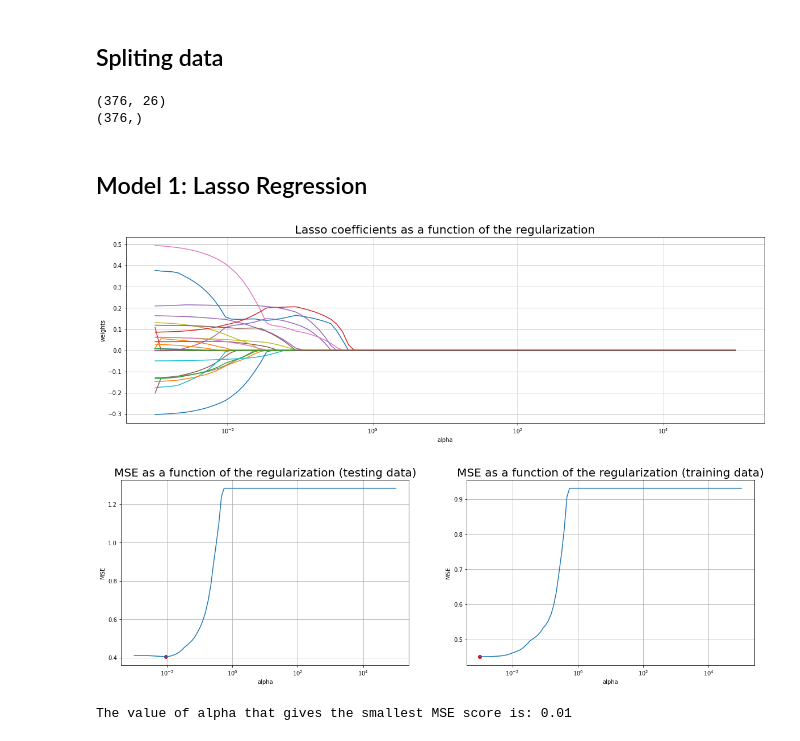
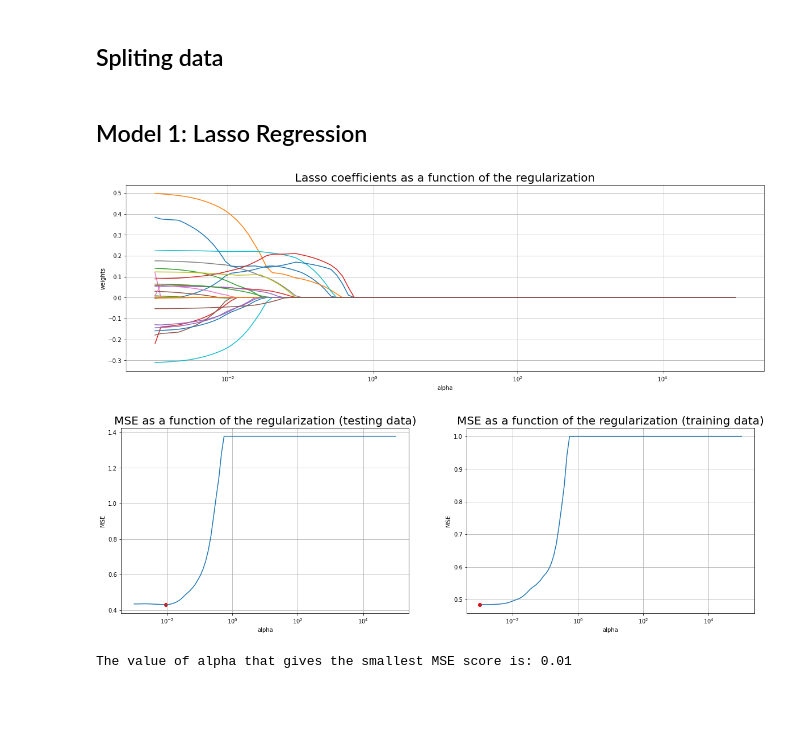
Before and after one commit to nhatminh-96/datacamp-project, a Jupyter notebook: nada_notebook.ipynb, the cells around one changed output. Saved outputs shown, nothing was run; the diff lists cells and outputs as text; code cells hidden in the pictures; blank space fills up the shorter version.

```diff
--- a/nada_notebook.ipynb
+++ b/nada_notebook.ipynb
@@ -177,0 +164,6 @@ M.head()
+# %%
+# We made a deepcopy of the dataset to keep the original untouched since we will modify this one in preprocessing
+M = cp.deepcopy(final_merge)
+to_drop = ['Lg', 'NAME', 'Season', 'SEASON', 'TEAM']
+M.drop(to_drop, axis=1, inplace=True)
+M.head()
@@ -177,0 +200,8 @@ M.head()
+# %%
+# The "From" and "To" columns are redundant, we can just convert them to a column seniority
+duration = M['To'] - M['From']
+M.insert(29, 'seniority', duration)
+M.drop('To', axis=1, inplace=True)
+M.drop('From', axis=1, inplace=True)
+
+M.head()
@@ -285,8 +325,8 @@ All possible colleges are: ['Arizona State University', 'Baylor University', 'Bl
 Number of colleges:  103
 # %%
 # Treating NAN values of this column
-# We will just replace all this players of whom we don't have info about the college with "No college"
-M['College'][np.where(M['College'].isna() == True)[0]] = "No College"
+# We will just replace all this players of whom we don't have info about the college with "Missing"
+M['College'][np.where(M['College'].isna() == True)[0]] = "Missing"
 new_c = coe.fit_transform(pd.DataFrame(M['College']))
 new_c = new_c.reshape(len(new_c),)
 M.drop('College', axis=1, inplace=True)
@@ -378,18 +409,18 @@ Y = cp.deepcopy(M1['SALARY'])
 col = list(set((M1.columns))- set(['SALARY']))
 X = cp.deepcopy(M1[col])
 
+Y = np.array(Y).reshape(-1,1)
+
 # Splitting into train and test data
+X_train, X_test, y_train, y_test = train_test_split(X, Y, test_size=0.20, random_state=42)
+
 scaler = StandardScaler()
-X_std = scaler.fit_transform(X)
-Y_std = scaler.fit_transform(np.array(Y).reshape(-1,1)).reshape(len(Y),)
+scaler_y = StandardScaler()
+X_train_scaled = scaler.fit_transform(X_train)
+y_train_scaled = scaler_y.fit_transform(y_train)
 
-print(X_std.shape)
-print(Y_std.shape)
-
-X_train, X_test, y_train, y_test = train_test_split(X_std, Y_std, test_size=0.20, random_state=42)
+X_test_scaled = scaler.transform(X_test)
+y_test_scaled = scaler_y.transform(y_test)
-# %% [output]
-(376, 26)
-(376,)
 # %% [markdown]
 ## Model 1: Lasso Regression
 # %%
@@ -398,12 +429,12 @@ weights_lasso, MSE_lasso, MSE_lasso_app = list(), list(), list()
 alphas_lasso = np.logspace(-3, 5, n_lasso)
 for a in alphas_lasso:
     lasso = Lasso(alpha = a)
-    lasso.fit(X_train, y_train)
+    lasso.fit(X_train_scaled, y_train_scaled)
     weights_lasso.append(lasso.coef_)
-    y = lasso.predict(X_test)
-    y_app = lasso.predict(X_train)
-    MSE_lasso.append(mean_squared_error(y, y_test))
-    MSE_lasso_app.append(mean_squared_error(y_app, y_train))
+    y = lasso.predict(X_test_scaled)
+    y_app = lasso.predict(X_train_scaled)
+    MSE_lasso.append(mean_squared_error(y, y_test_scaled))
+    MSE_lasso_app.append(mean_squared_error(y_app, y_train_scaled))
 weights_lasso = np.array(weights_lasso)
 
 pl.figure(11, figsize=(20, 6))
@@ -413,35 +444,35 @@ for i in range(weights_lasso.shape[1]):
 ax.set_xscale('log')
 pl.xlabel('alpha')
 pl.ylabel('weights')
 pl.title('Lasso coefficients as a function of the regularization', fontsize = 20)
 pl.grid()
 pl.axis('tight')
 
 pl.figure(12, figsize=(20, 6))
 pl.subplot(1,2,1)
 ax = pl.gca()
 ax.plot(alphas_lasso, MSE_lasso)
 ax.scatter(alphas_lasso[np.argmin(MSE_lasso)], np.amin(MSE_lasso), c = 'red')
 ax.set_xscale('log')
 pl.xlabel('alpha')
 pl.ylabel('MSE')
 pl.title('MSE as a function of the regularization (testing data)', fontsize = 20)
 pl.grid()
 pl.axis('tight')
 pl.subplot(1,2,2)
 ax = pl.gca()
 ax.plot(alphas_lasso, MSE_lasso_app)
 ax.scatter(alphas_lasso[np.argmin(MSE_lasso_app)], np.amin(MSE_lasso_app), c = 'red')
 ax.set_xscale('log')
 pl.xlabel('alpha')
 pl.ylabel('MSE')
 pl.title('MSE as a function of the regularization (training data)', fontsize = 20)
 pl.grid()
 pl.axis('tight')
 pl.show()
 # %% [output]
-[figure, old version]
+[figure, new version]
-[figure, old version]
+[figure, new version]
 # %%
 alpha_optim_lasso = alphas_lasso[np.argmin(MSE_lasso)]
 model_lasso_optim = Lasso(alpha = alpha_optim_lasso)
```
Also changed, not shown: parts of 73 cells of this notebook.
